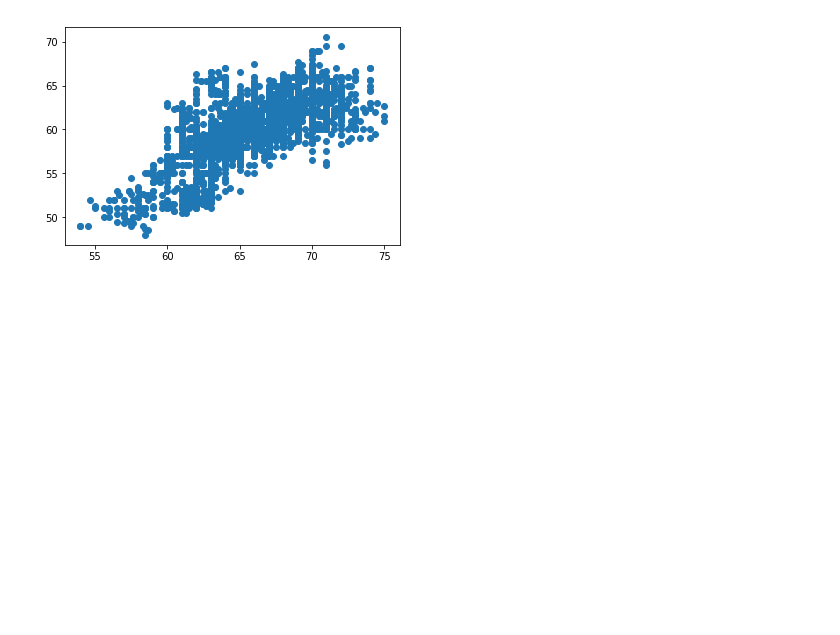
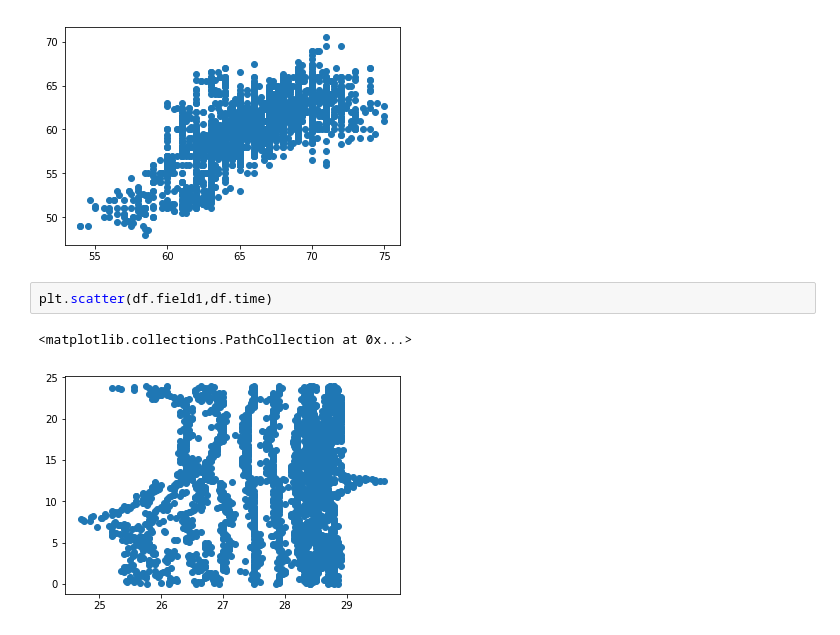
Before and after one commit to lfkopp/smarthome, a Jupyter notebook: 2-data_analysis.ipynb, the cells around one changed output. Drawn from its saved outputs; the diff is of its cells as text; blank space fills up the shorter version.

```diff
--- a/2-data_analysis.ipynb
+++ b/2-data_analysis.ipynb
@@ -58,3 +71,8 @@ plt.scatter(df.field2,df.field4)
 # %% [output]
 <matplotlib.collections.PathCollection at 0x...>
 [figure]
+# %%
+plt.scatter(df.field1,df.time)
+# %% [output]
+<matplotlib.collections.PathCollection at 0x...>
+[figure, added]
```
Also changed, not shown: parts of 9 cells of this notebook, 5 other files.
